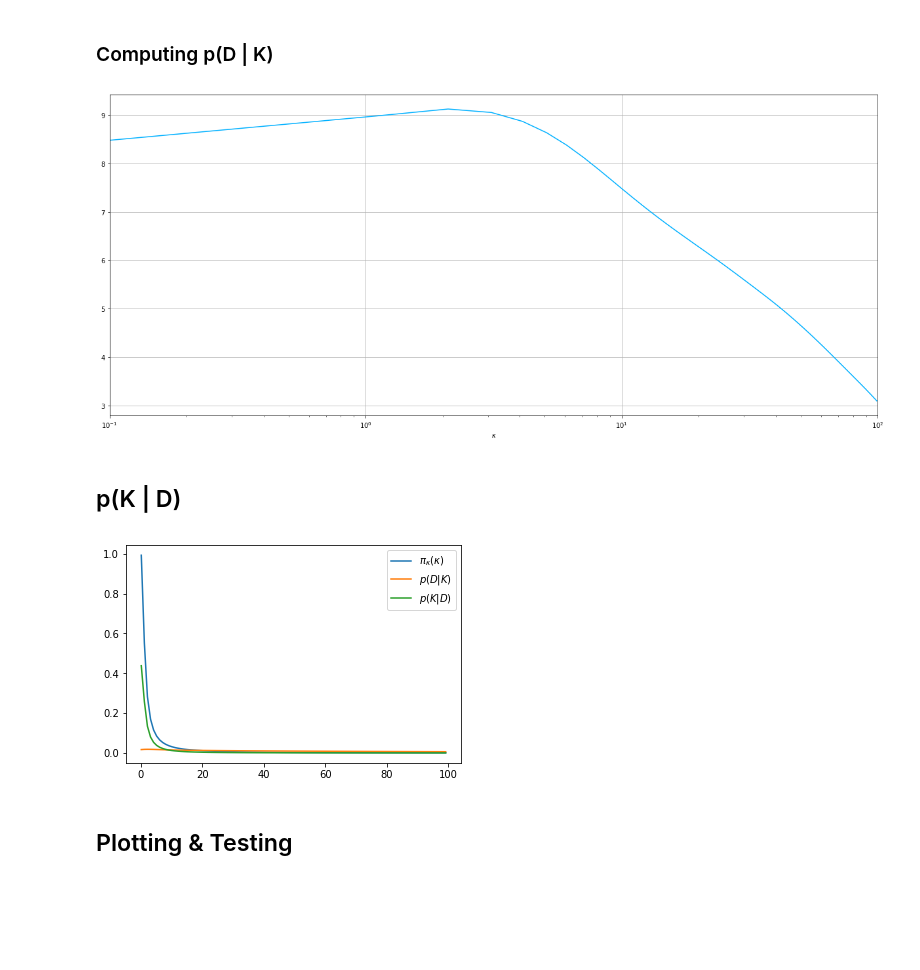
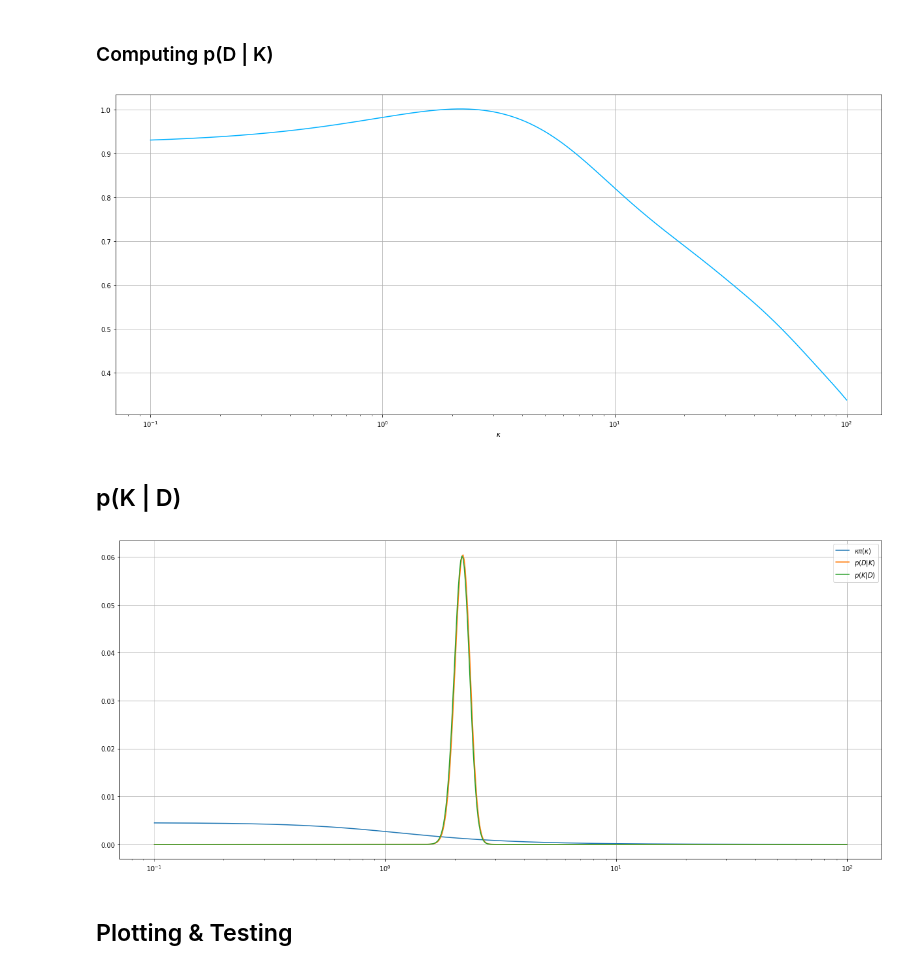
Before and after one commit to kaimibk/NAC, a Jupyter notebook: Final_notebooks/Hierarchical_Analysis.ipynb, the cells around one changed output. Cells and saved outputs as stored; diff of their text form; code cells hidden in the pictures; blank space fills up the shorter version.

```diff
--- a/Final_notebooks/Hierarchical_Analysis.ipynb
+++ b/Final_notebooks/Hierarchical_Analysis.ipynb
@@ -191,7 +191,7 @@ from scipy.interpolate import interp1d
 # %%
 cos_df = pd.read_csv(main_dir+"Pleiades_cosi.csv", index_col=0)
 # %%
-kappa = np.arange(0.1, 100, 1.0)
+kappa = np.logspace(-1, 2, 600)
 cosi = np.arange(0.0, 1.002, 0.002)
 result = np.ones([len(cos_df), len(kappa)])
 
@@ -226,7 +226,7 @@ ax.set_color_cycle([colormap(k) for k in np.linspace(0.3, 1, len(kappa))])
 p_D_K = np.sum(result, axis=0)
 ax.plot(kappa, p_D_K /np.trapz(p_D_K, dx=0.002))
 #ax.set_ylim(0,10)
-ax.set_xlim(0.1, 100)
+#ax.set_xlim(0.1, 100)
 ax.set_xscale('log')
 
 ax.set_xlabel('$\kappa$')
@@ -234,22 +234,29 @@ ax.set_xlabel('$\kappa$')
 plt.savefig(fig_dir+"p_D_k.png", bbox_inches='tight', dpi=300)
 #plt.show()
 # %% [output]
-[figure, old version]
+[figure, new version]
 # %% [markdown]
 ## p(K | D)
 # %%
 prior = np.asarray(list(map(lambda x: (1+x**2)**(-3.0/4.0), kappa)))
 #norm_prior = prior/np.trapz(prior, dx=0.5)
-p_K_D = prior * p_D_K
+e_p_D_K = 10**(p_D_K - 600.0)
+p_K_D = prior * e_p_D_K
 # %%
-plt.plot(kappa, prior, label="$\pi_\kappa(\kappa)$")
-plt.plot(kappa, p_D_K / np.trapz(p_D_K), label="$p(D|K)$")
-plt.plot(kappa, p_K_D / np.trapz(p_K_D), label="$p(K|D)$")
-plt.legend()
+fig=plt.figure(figsize=(21,9))
+#fig.patch.set_facecolor('#303030')
+plt.grid()
+ax = plt.gca()
+
+ax.plot(kappa, prior / np.trapz(prior), label="$\kappa\pi(\kappa)$")
+ax.plot(kappa, e_p_D_K / np.trapz(e_p_D_K), label="$p(D|K)$")
+ax.plot(kappa, p_K_D / np.trapz(p_K_D), label="$p(K|D)$")
+ax.legend()
+ax.set_xscale('log')
+#ax.set_xlim(1,5)
 plt.savefig(fig_dir+"p_K_D.png", bbox_inches='tight', dpi=300)
-#plt.xlim(0,5)
 # %% [output]
-[figure, old version]
+[figure, new version]
 # %% [markdown]
 ## Plotting & Testing
 # %%
```
